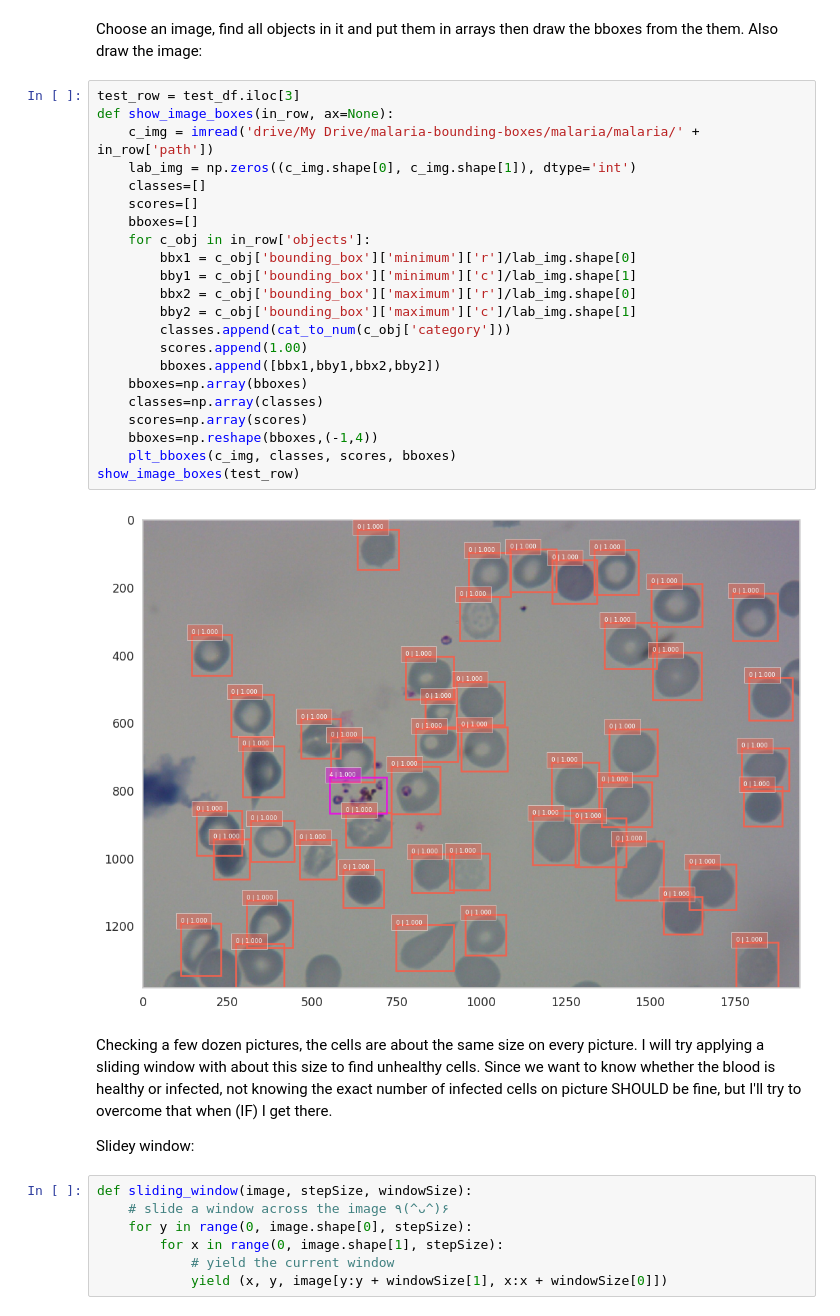
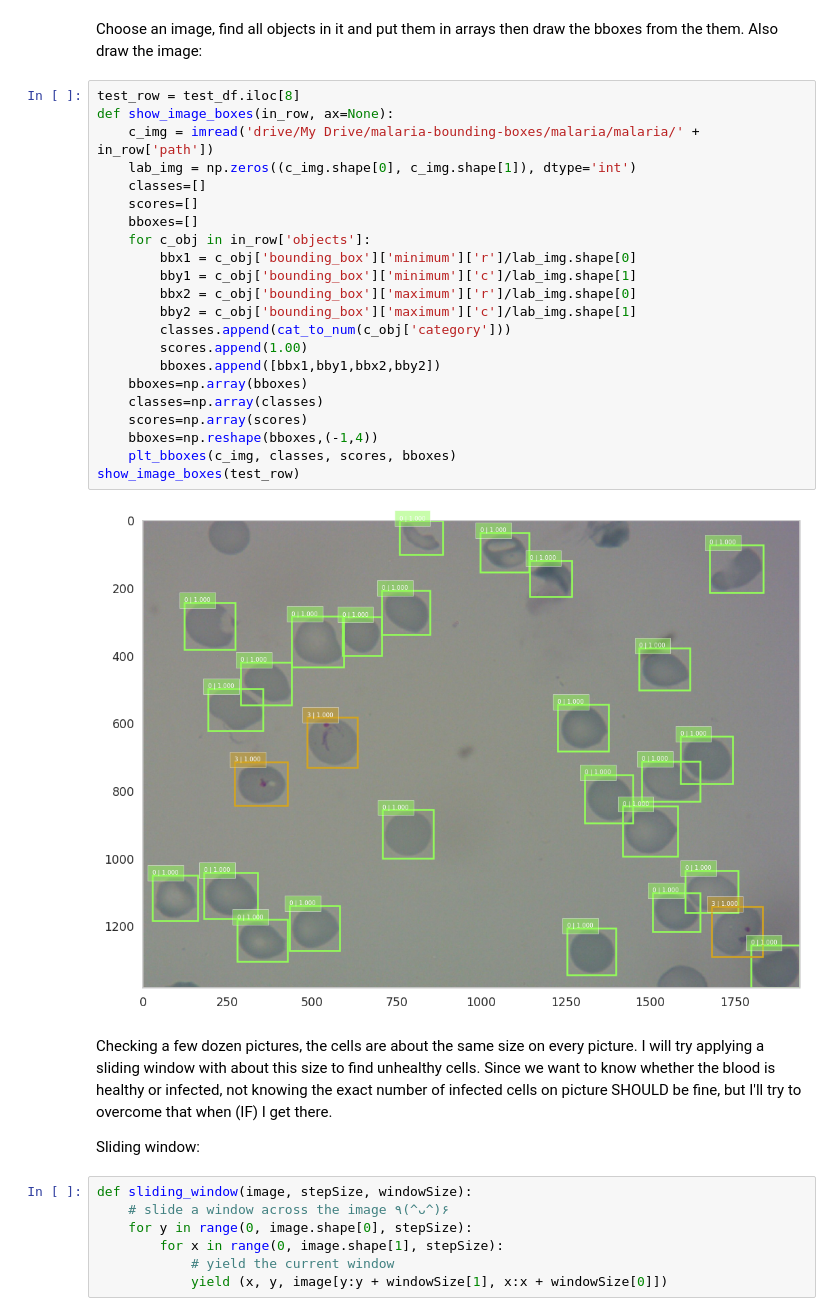
Before and after one commit to Lasulux/Midterm_Project, a Jupyter notebook: Malaria.ipynb, the cells around one changed output. Saved outputs shown, nothing was run; the diff lists cells and outputs as text.

```diff
--- a/Malaria.ipynb
+++ b/Malaria.ipynb
@@ -141,33 +138,33 @@ test_df.sample(5)
 # %% [markdown]
 Choose an image, find all objects in it and put them in arrays then draw the bboxes from the them. Also draw the image:
 # %%
-test_row = test_df.iloc[3]
+test_row = test_df.iloc[8]
 def show_image_boxes(in_row, ax=None):
     c_img = imread('drive/My Drive/malaria-bounding-boxes/malaria/malaria/' + in_row['path'])
     lab_img = np.zeros((c_img.shape[0], c_img.shape[1]), dtype='int')
     classes=[]
     scores=[]
     bboxes=[]
     for c_obj in in_row['objects']:
         bbx1 = c_obj['bounding_box']['minimum']['r']/lab_img.shape[0]
         bby1 = c_obj['bounding_box']['minimum']['c']/lab_img.shape[1]
         bbx2 = c_obj['bounding_box']['maximum']['r']/lab_img.shape[0]
         bby2 = c_obj['bounding_box']['maximum']['c']/lab_img.shape[1]
         classes.append(cat_to_num(c_obj['category']))
         scores.append(1.00)
         bboxes.append([bbx1,bby1,bbx2,bby2])
     bboxes=np.array(bboxes)
     classes=np.array(classes)
     scores=np.array(scores)
     bboxes=np.reshape(bboxes,(-1,4))
     plt_bboxes(c_img, classes, scores, bboxes)
 show_image_boxes(test_row)
 # %% [output]
-[figure, old version]
+[figure, new version]
 # %% [markdown]
 Checking a few dozen pictures, the cells are about the same size on every picture. I will try applying a sliding window with about this size to find unhealthy cells. Since we want to know whether the blood is healthy or infected, not knowing the exact number of infected cells on picture SHOULD be fine, but I'll try to overcome that when (IF) I get there.
 
-Slidey window:
+Sliding window:
 # %%
 def sliding_window(image, stepSize, windowSize):
 	# slide a window across the image ٩(^ᴗ^)۶
```
Also changed, not shown: parts of 72 cells of this notebook.
